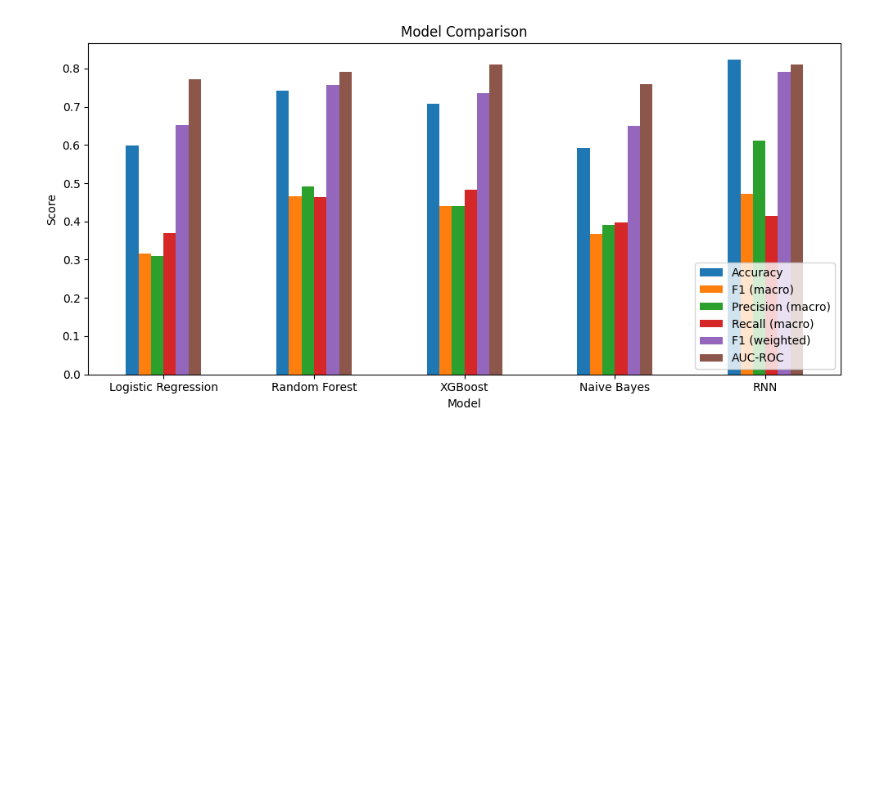
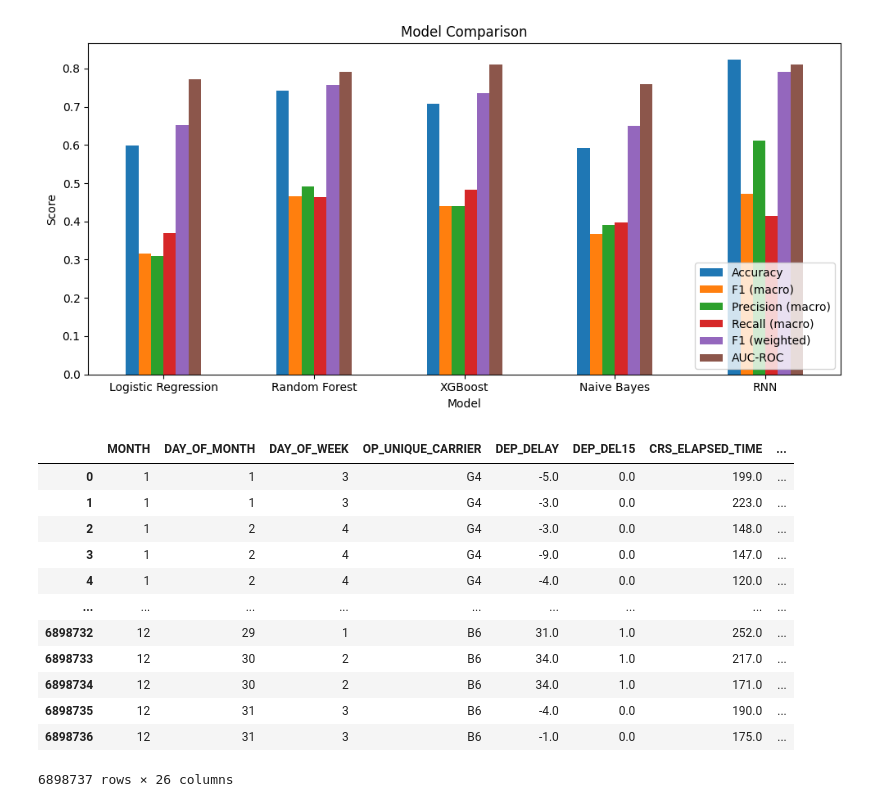
Before and after one commit to dennisous/STT811-Project, a Jupyter notebook: model_analysis.ipynb, the cells around one changed output. Cells and saved outputs as stored; diff of their text form; code cells hidden in the pictures; blank space fills up the shorter version.

Commit message:
weather integration

```diff
--- a/model_analysis.ipynb
+++ b/model_analysis.ipynb
@@ -629,3 +629,19 @@ plt.tight_layout()
 plt.show()
 # %% [output]
 [figure]
+# %%
+pd.read_parquet("combined_preprocessed_weather.parquet")
+# %% [output]
+|  | MONTH | DAY_OF_MONTH | DAY_OF_WEEK | OP_UNIQUE_CARRIER | DEP_DELAY | DEP_DEL15 | CRS_ELAPSED_TIME | ... |
+| 0 | 1 | 1 | 3 | G4 | -5.0 | 0.0 | 199.0 | ... |
+| 1 | 1 | 1 | 3 | G4 | -3.0 | 0.0 | 223.0 | ... |
+| 2 | 1 | 2 | 4 | G4 | -3.0 | 0.0 | 148.0 | ... |
+| 3 | 1 | 2 | 4 | G4 | -9.0 | 0.0 | 147.0 | ... |
+| 4 | 1 | 2 | 4 | G4 | -4.0 | 0.0 | 120.0 | ... |
+| ... | ... | ... | ... | ... | ... | ... | ... | ... |
+| 6898732 | 12 | 29 | 1 | B6 | 31.0 | 1.0 | 252.0 | ... |
+| 6898733 | 12 | 30 | 2 | B6 | 34.0 | 1.0 | 217.0 | ... |
+| 6898734 | 12 | 30 | 2 | B6 | 34.0 | 1.0 | 171.0 | ... |
+| 6898735 | 12 | 31 | 3 | B6 | -4.0 | 0.0 | 190.0 | ... |
+| 6898736 | 12 | 31 | 3 | B6 | -1.0 | 0.0 | 175.0 | ... |
+6898737 rows × 26 columns
```
Also changed, not shown: 5 other files.
